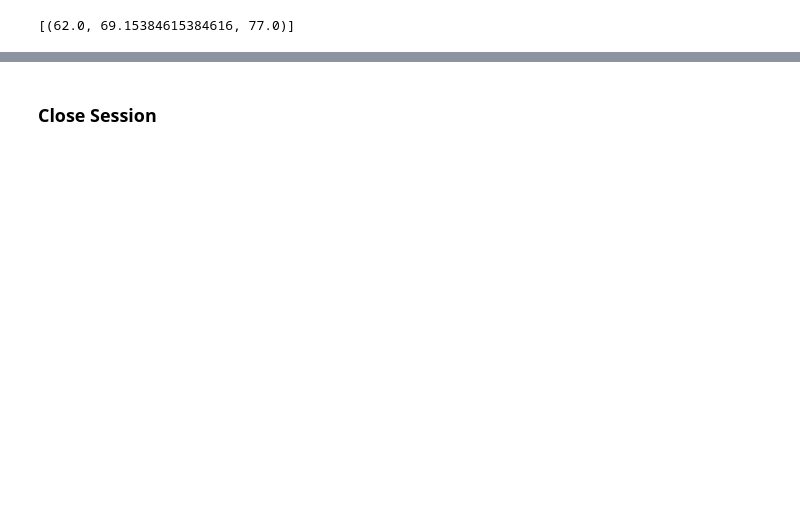
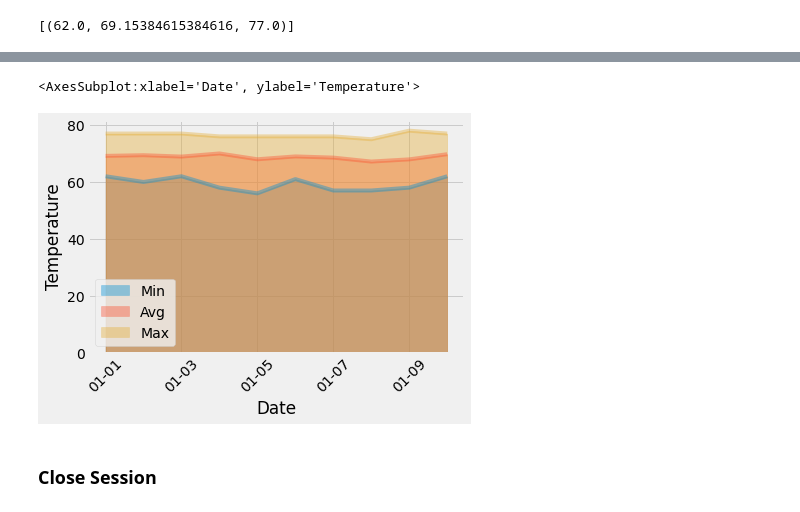
Before and after one commit to NickP20/sqlalchemy-challenge, a Jupyter notebook: climate_analysis.ipynb, the cells around one changed output, grey strips where cells are left out. Saved outputs shown, nothing was run; the diff lists cells and outputs as text; code cells hidden in the pictures; blank space fills up the shorter version.

```diff
--- a/climate_analysis.ipynb
+++ b/climate_analysis.ipynb
@@ -416,14 +503,16 @@ daily_normals("01-01")
 # push each tuple of calculations into a list called `normals`
 
 # Set the start and end date of the trip
-start_date = '2017-08-01'
-end_date = '2017-08-07'
+start_date = '2016-01-01'
+end_date = '2016-01-10'
 
 # Use the start and end date to create a range of dates
-
+trip_dates= pd.date_range(start_date, end_date, freq= "D")
 
 # Strip off the year and save a list of strings in the format %m-%d
-
+trip_dates= trip_dates.strftime("%m-%d")
 
 # Use the `daily_normals` function to calculate the normals for each date string
 # and append the results to a list called `normals`.
+trip_norms= [daily_normals(date)[0] for date in trip_dates]
+trip_norms
@@ -430,2 +530,4 @@ end_date = '2017-08-07'
 # %%
 # Load the previous query results into a Pandas DataFrame and add the `trip_dates` range as the `date` index
+trip_norms = pd.DataFrame(trip_norms, columns= ['Min', 'Avg', 'Max'], index= trip_dates)
+trip_norms
@@ -432,5 +546,9 @@ end_date = '2017-08-07'
 # %%
 # Plot the daily normals as an area plot with `stacked=False`
+trip_norms.plot.area(stacked= False, alpha= .4, xlabel= 'Date', ylabel= 'Temperature', rot=45)
+# %% [output]
+<AxesSubplot:xlabel='Date', ylabel='Temperature'>
+[figure, added]
 # %% [markdown]
 ### Close Session
 # %%
```
Also changed, not shown: parts of 16 cells of this notebook.
